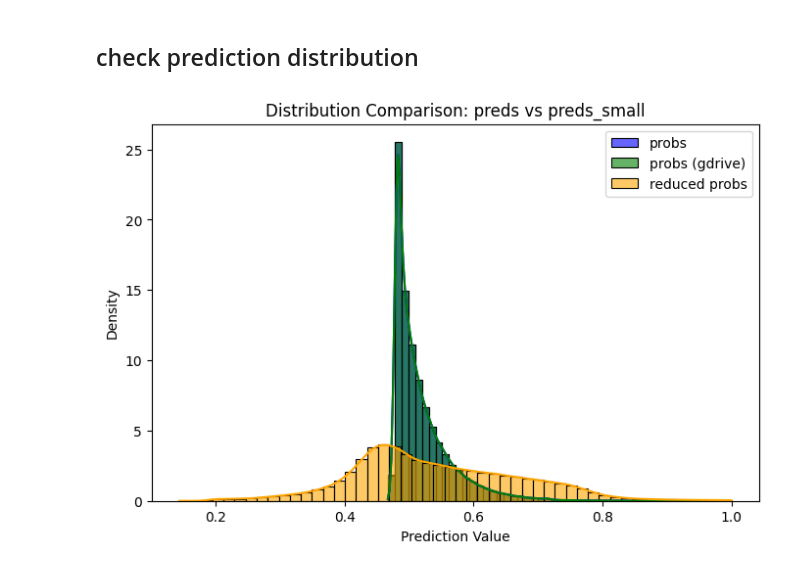
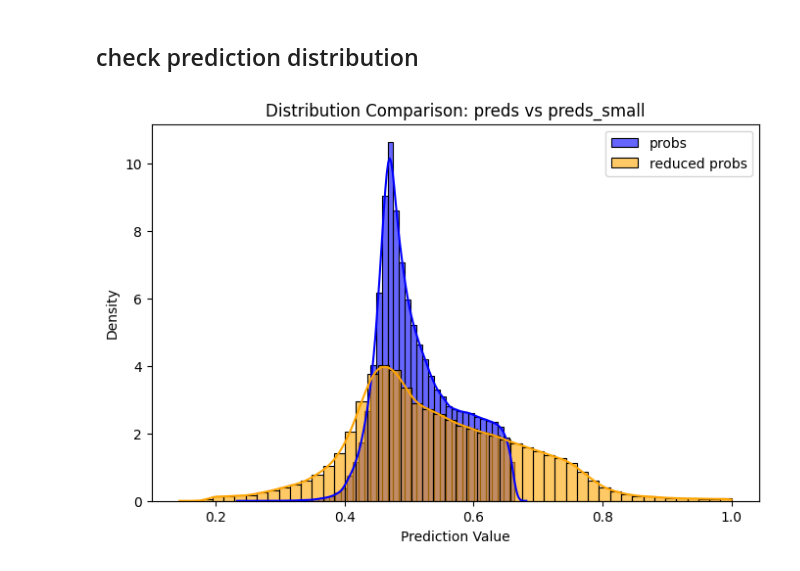
Before and after one commit to mathiesonlab/ss-interpret, a Jupyter notebook: notebooks/correl.ipynb, the cells around one changed output. Cells and saved outputs as stored; diff of their text form; code cells hidden in the pictures.

```diff
--- a/notebooks/correl.ipynb
+++ b/notebooks/correl.ipynb
@@ -61,19 +61,19 @@ plt.show()
 # %%
 # sanity check
 # the predictions are the same?
-preds = np.loadtxt('../results/predictions/CEU_0_230410_weights_GBR.txt')[:,-1]
-preds_old = np.loadtxt('../results/predictions/old/prob_CEU_0_230410_GBR.txt')[:,-1]
+preds = np.loadtxt('../results/predictions/CEU_3_230410_weights_GBR.txt')[:,-1]
+# preds_old = np.loadtxt('../results/predictions/old/prob_CEU_0_230410_GBR.txt')[:,-1]
 
 preds_small = np.loadtxt('../results/predictions/CEU_3_250626_GBR.txt')[:,-1]
 # %%
 plt.figure(figsize=(8, 5))
 sns.histplot(preds, bins=50, color='blue', label='probs', stat='density', kde=True, alpha=0.6)
-sns.histplot(preds_old, bins=50, color='green', label='probs (gdrive)', stat='density', kde=True, alpha=0.6)
+# sns.histplot(preds_old, bins=50, color='green', label='probs (gdrive)', stat='density', kde=True, alpha=0.6)
 sns.histplot(preds_small, bins=50, color='orange', label='reduced probs', stat='density', kde=True, alpha=0.6)
 plt.legend()
 plt.xlabel('Prediction Value')
 plt.ylabel('Density')
 plt.title('Distribution Comparison: preds vs preds_small')
 plt.show()
 # %% [output]
-[figure, old version]
+[figure, new version]
```
Also changed, not shown: parts of 2 cells of this notebook, 13 other files.
